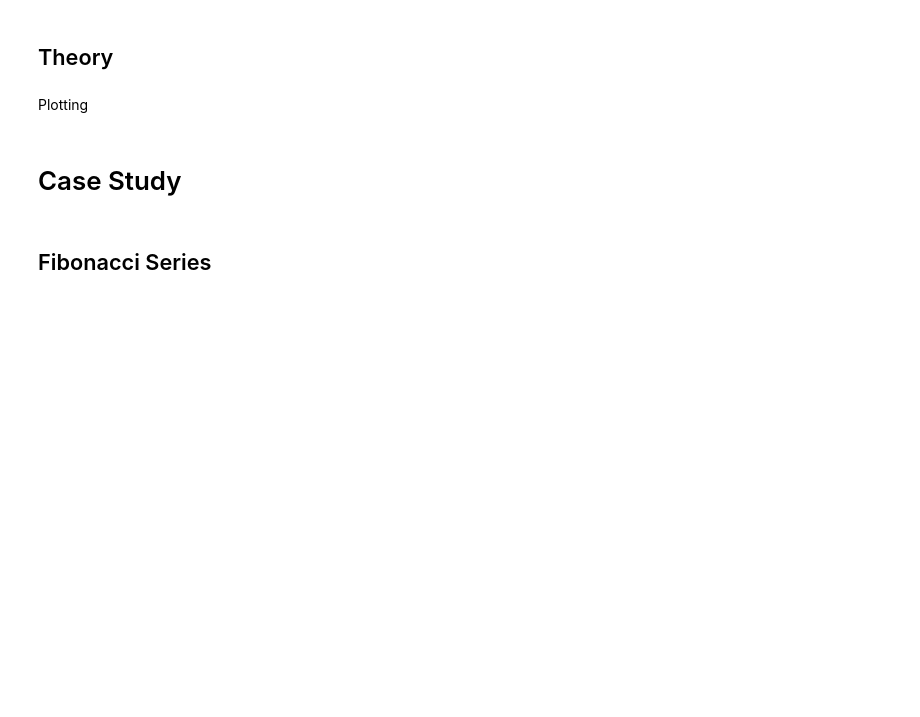
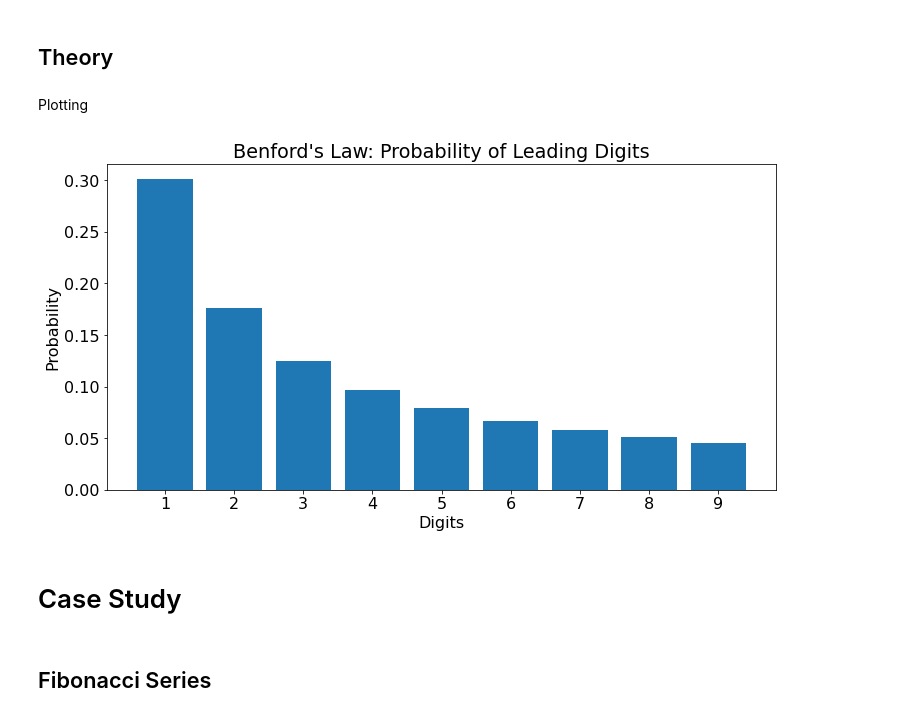
Before and after one commit to Amin-Debabeche/BD_Finance, a Jupyter notebook: src/cleaning.ipynb, the cells around one changed output. Saved outputs shown, nothing was run; the diff lists cells and outputs as text; code cells hidden in the pictures; blank space fills up the shorter version.

```diff
--- a/src/cleaning.ipynb
+++ b/src/cleaning.ipynb
@@ -72,21 +131,27 @@ def ben_theoritical():
     """
     results=[]
 
-    for n in range(10):
+    for n in range(1,10):
         results.append(np.log10(n + 1) - np.log10(n))
 
     return results
 # %% [markdown]
 Plotting
 # %%
+digit_probs = ben_theoritical()
+digits = list(range(1,10))
+
 plt.rc('font', size=16)
 fig, ax = plt.subplots(figsize=(12, 6))
 ax.bar(digits, digit_probs)
 plt.xticks(digits)
 plt.xlabel('Digits')
+
 plt.ylabel('Probability')
 plt.title("Benford's Law: Probability of Leading Digits")
 plt.show()
+# %% [output]
+[figure, added]
 # %% [markdown]
 # Case Study
 # %% [markdown]
```
Also changed, not shown: parts of 15 cells of this notebook.
